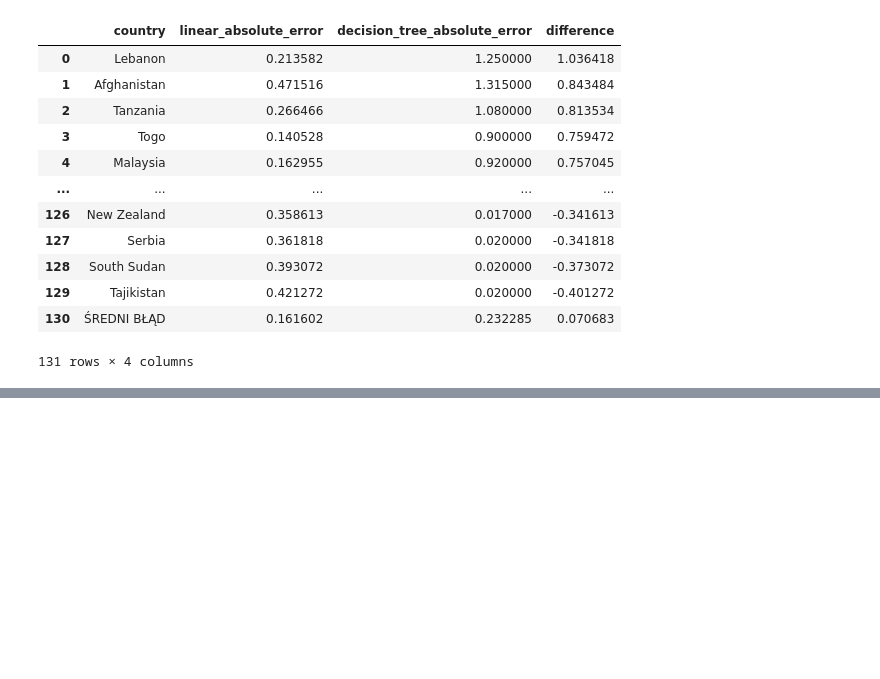
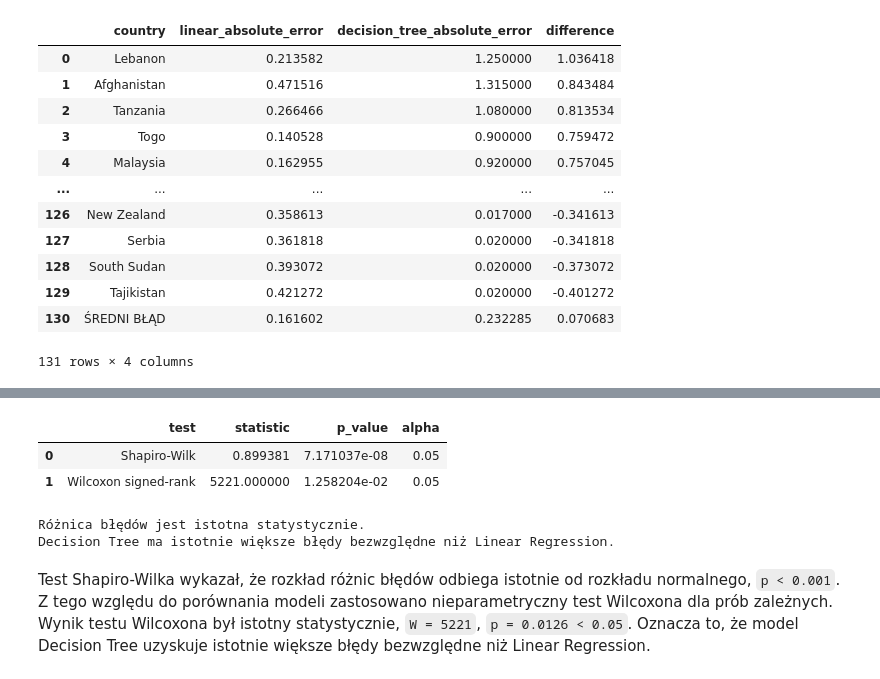
Before and after one commit to rosemint5/Machine-learning, a Jupyter notebook: wizualizacja.ipynb, the cells around one changed output, grey strips where cells are left out. Saved outputs shown, nothing was run; the diff lists cells and outputs as text; code cells hidden in the pictures; blank space fills up the shorter version.

```diff
--- a/wizualizacja.ipynb
+++ b/wizualizacja.ipynb
@@ -732,0 +739,40 @@ Wyniki te potwierdzają wcześniejszą ocenę modeli na podstawie MAE, RMSE i R
+# %%
+from scipy.stats import shapiro, wilcoxon
+
+alpha = 0.05
+
+differences = (
+    model_error_comparison["decision_tree_absolute_error"]
+    - model_error_comparison["linear_absolute_error"]
+)
+
+shapiro_stat, shapiro_p = shapiro(differences)
+
+wilcoxon_stat, wilcoxon_p = wilcoxon(
+    model_error_comparison["decision_tree_absolute_error"],
+    model_error_comparison["linear_absolute_error"],
+    alternative="greater"
+)
+
+statistical_test_results = pd.DataFrame({
+    "test": ["Shapiro-Wilk", "Wilcoxon signed-rank"],
+    "statistic": [shapiro_stat, wilcoxon_stat],
+    "p_value": [shapiro_p, wilcoxon_p],
+    "alpha": [alpha, alpha]
+})
+
+display(statistical_test_results)
+
+if wilcoxon_p < alpha:
+    print("Różnica błędów jest istotna statystycznie.")
+    print("Decision Tree ma istotnie większe błędy bezwzględne niż Linear Regression.")
+else:
+    print("Nie ma podstaw do stwierdzenia istotnej statystycznie różnicy błędów.")
+# %% [output]
+|  | test | statistic | p_value | alpha |
+| 0 | Shapiro-Wilk | 0.899381 | 7.171037e-08 | 0.05 |
+| 1 | Wilcoxon signed-rank | 5221.000000 | 1.258204e-02 | 0.05 |
+Różnica błędów jest istotna statystycznie.
+Decision Tree ma istotnie większe błędy bezwzględne niż Linear Regression.
+# %% [markdown]
+Test Shapiro-Wilka wykazał, że rozkład różnic błędów odbiega istotnie od rozkładu normalnego, `p < 0.001`. Z tego względu do porównania modeli zastosowano nieparametryczny test Wilcoxona dla prób zależnych. Wynik testu Wilcoxona był istotny statystycznie, `W = 5221`, `p = 0.0126 < 0.05`. Oznacza to, że model Decision Tree uzyskuje istotnie większe błędy bezwzględne niż Linear Regression.
```
Also changed, not shown: parts of 3 cells of this notebook.
